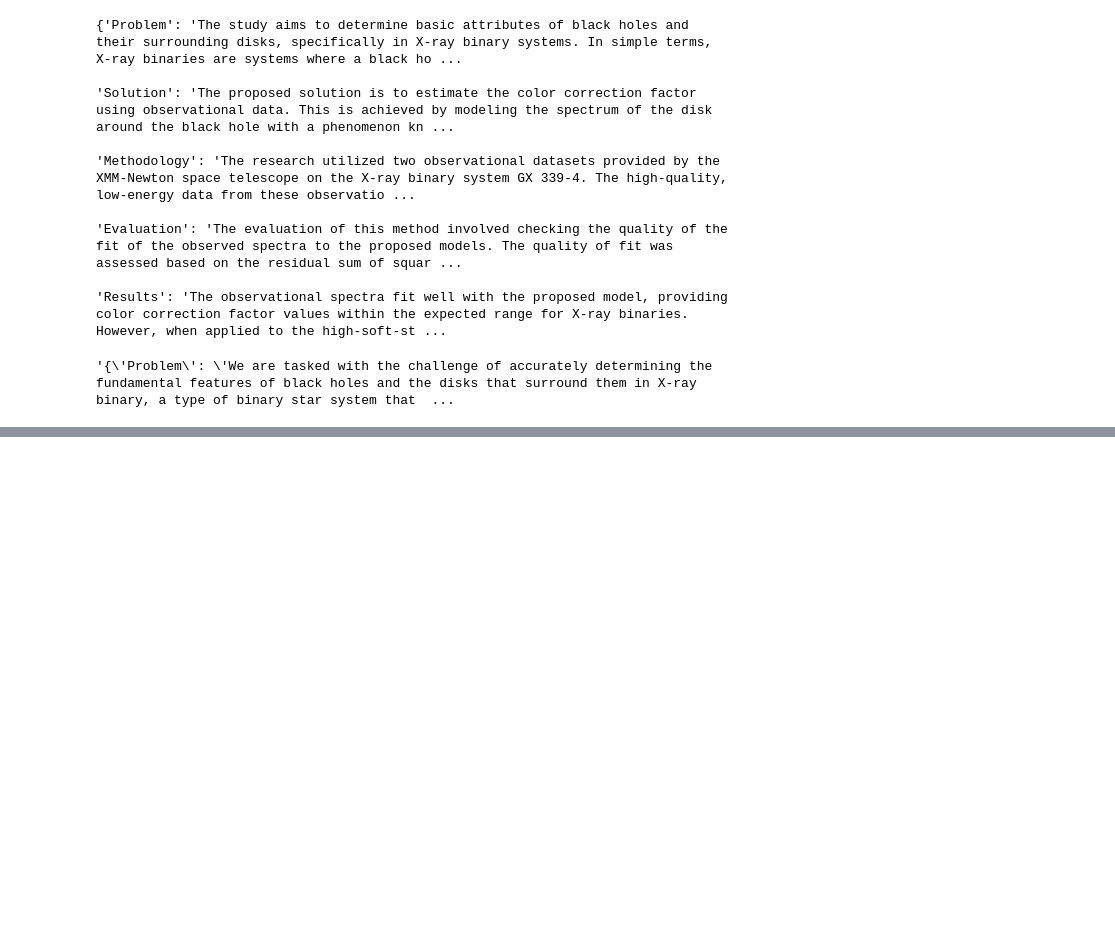
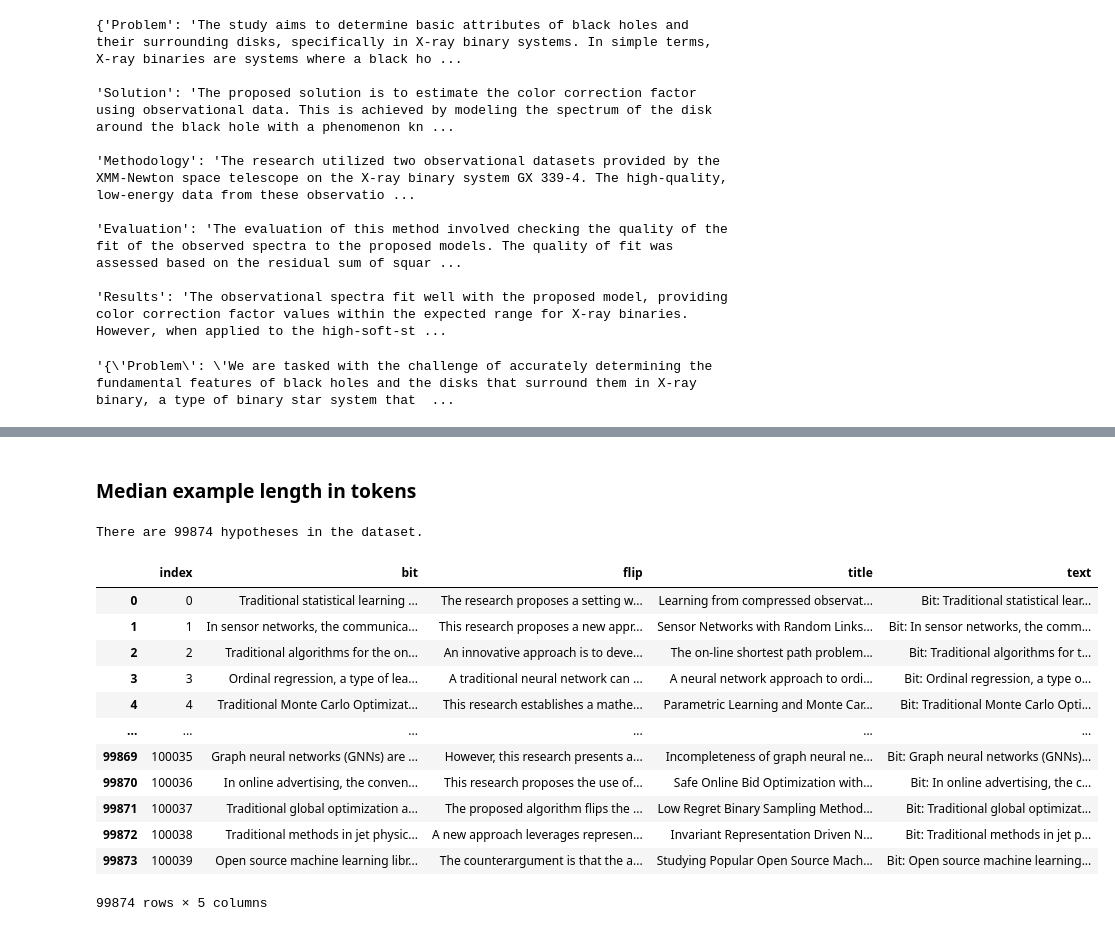
Before and after one commit to UniverseTBD/hypogen, a Jupyter notebook: main/development.ipynb, the cells around one changed output, grey strips where cells are left out. Cells and saved outputs as stored; diff of their text form; code cells hidden in the pictures; blank space fills up the shorter version.

```diff
--- a/main/development.ipynb
+++ b/main/development.ipynb
@@ -406,0 +445,39 @@ Document(page_content='Gaussian Processes for Nonlinear Signal Processing   Gaus
+# %% [markdown]
+### Median example length in tokens
+# %%
+import pandas as pd
+from transformers import LlamaForCausalLM, LlamaTokenizer
+import torch
+
+df = pd.read_csv("../data/tuning/cs.LG.csv", low_memory=False)
+print(f"There are {len(df)} hypotheses in the dataset.")
+
+tokenizer = LlamaTokenizer.from_pretrained("meta-llama/Llama-2-70b-hf")
+# %% [output]
+There are 99874 hypotheses in the dataset.
+# %%
+from tqdm import tqdm
+
+tqdm.pandas()
+
+def preprocess_data(example):
+    example['text'] = 'Bit: ' + example['bit'] + ' Flip: ' + example['flip']
+    return example
+
+# Map the preprocessing function to the dataset
+hypotheses = df.progress_apply(preprocess_data, axis=1)
+hypotheses
+# %% [output]
+|  | index | bit | flip | title | text |
+| 0 | 0 | Traditional statistical learning ... | The research proposes a setting w... | Learning from compressed observat... | Bit: Traditional statistical lear... |
+| 1 | 1 | In sensor networks, the communica... | This research proposes a new appr... | Sensor Networks with Random Links... | Bit: In sensor networks, the comm... |
+| 2 | 2 | Traditional algorithms for the on... | An innovative approach is to deve... | The on-line shortest path problem... | Bit: Traditional algorithms for t... |
+| 3 | 3 | Ordinal regression, a type of lea... | A traditional neural network can ... | A neural network approach to ordi... | Bit: Ordinal regression, a type o... |
+| 4 | 4 | Traditional Monte Carlo Optimizat... | This research establishes a mathe... | Parametric Learning and Monte Car... | Bit: Traditional Monte Carlo Opti... |
+| ... | ... | ... | ... | ... | ... |
+| 99869 | 100035 | Graph neural networks (GNNs) are ... | However, this research presents a... | Incompleteness of graph neural ne... | Bit: Graph neural networks (GNNs)... |
+| 99870 | 100036 | In online advertising, the conven... | This research proposes the use of... | Safe Online Bid Optimization with... | Bit: In online advertising, the c... |
+| 99871 | 100037 | Traditional global optimization a... | The proposed algorithm flips the ... | Low Regret Binary Sampling Method... | Bit: Traditional global optimizat... |
+| 99872 | 100038 | Traditional methods in jet physic... | A new approach leverages represen... | Invariant Representation Driven N... | Bit: Traditional methods in jet p... |
+| 99873 | 100039 | Open source machine learning libr... | The counterargument is that the a... | Studying Popular Open Source Mach... | Bit: Open source machine learning... |
+99874 rows × 5 columns
```
Also changed, not shown: parts of 26 cells of this notebook, 9 other files.
